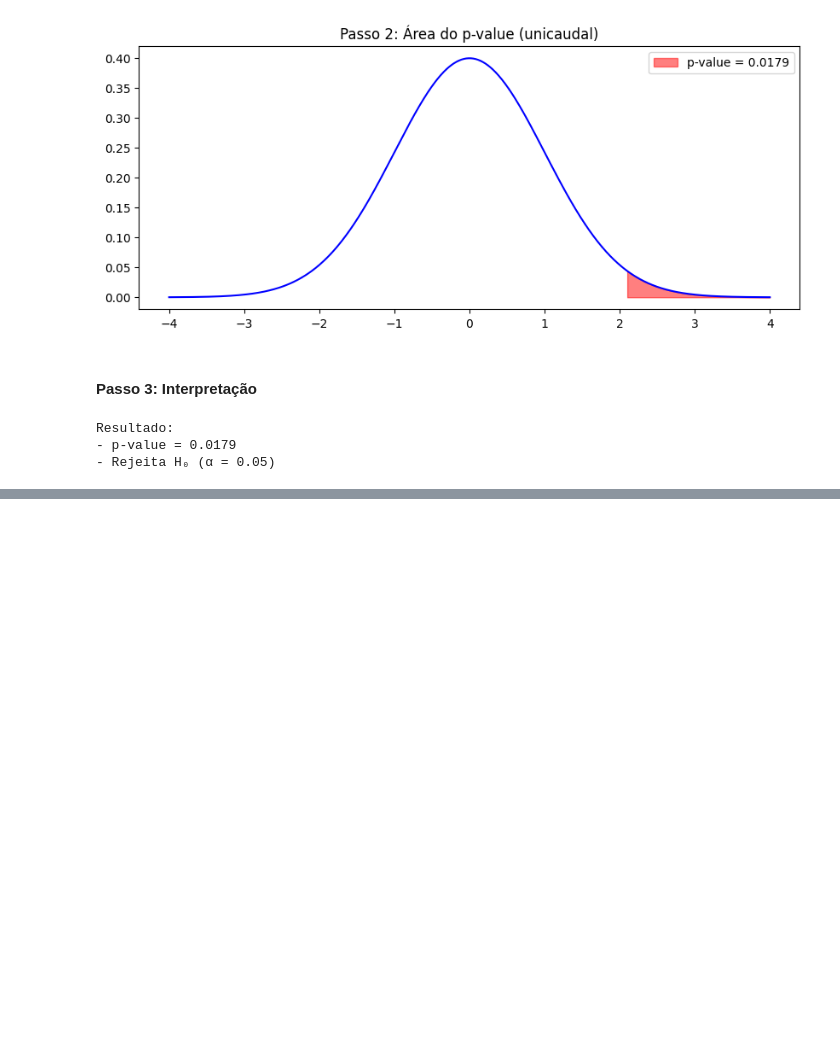
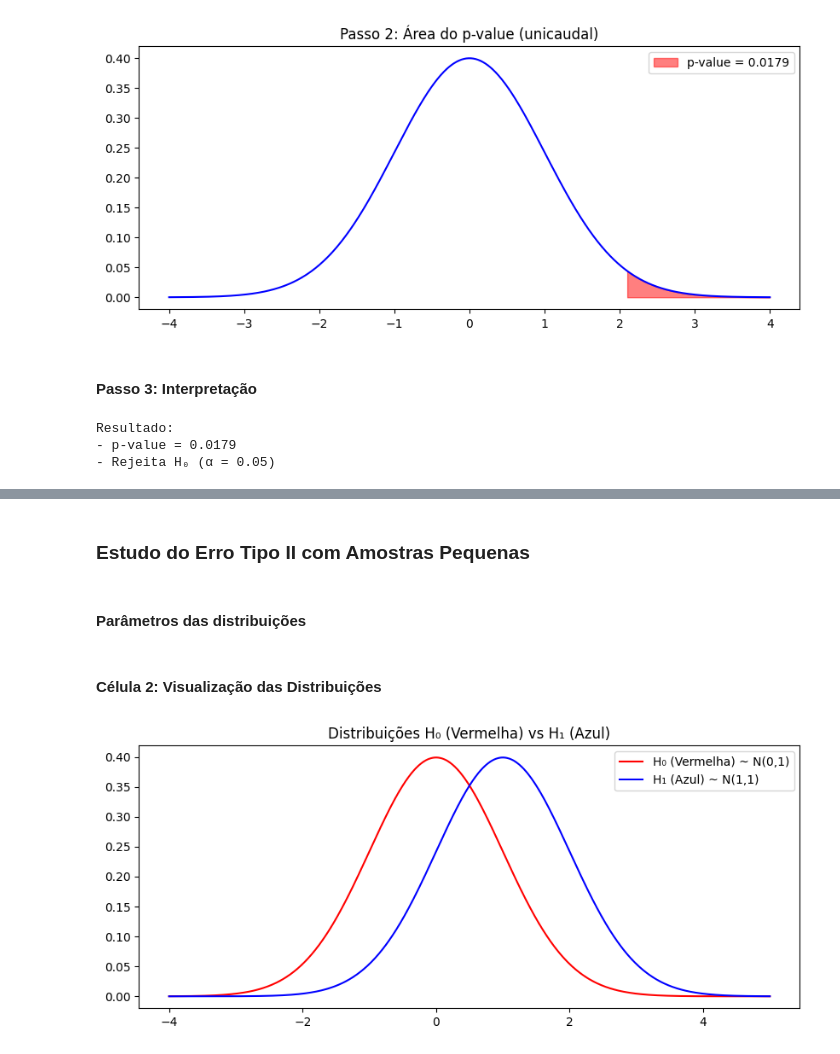
Before and after one commit to MatheuseduPinheiro/sampling-distributions-tlc-pvalue, a Jupyter notebook: index.ipynb, the cells around one changed output, grey strips where cells are left out. Cells and saved outputs as stored; diff of their text form; code cells hidden in the pictures; blank space fills up the shorter version.

Commit message:
feat: Parte D - inicia simulação da taxa de falsos negativos com visualização das distribuições H₀ e H₁

```diff
--- a/index.ipynb
+++ b/index.ipynb
@@ -224,0 +234,26 @@ Resultado:
+# %% [markdown]
+### Estudo do Erro Tipo II com Amostras Pequenas
+# %% [markdown]
+#### Parâmetros das distribuições
+# %%
+mu_H0, mu_H1 = 0, 1  # Médias (H₀: distribuição vermelha, H₁: azul)
+sigma = 1             # Mesmo desvio padrão
+num_sequencias = 100  # Número de sequências simuladas
+tamanho_sequencia = 3 # Tamanho de cada sequência (n=3)
+# %% [markdown]
+#### Célula 2: Visualização das Distribuições
+# %%
+# Célula 2: Visualização das Distribuições
+plt.figure(figsize=(10, 4))
+x = np.linspace(-4, 5, 1000)
+y_H0 = norm.pdf(x, mu_H0, sigma)
+y_H1 = norm.pdf(x, mu_H1, sigma)
+
+
+plt.plot(x, y_H0, 'r-', label='H₀ (Vermelha) ~ N(0,1)')
+plt.plot(x, y_H1, 'b-', label='H₁ (Azul) ~ N(1,1)')
+plt.title('Distribuições H₀ (Vermelha) vs H₁ (Azul)')
+plt.legend()
+plt.show()
+# %% [output]
+[figure, added]
```
Also changed, not shown: parts of 2 cells of this notebook.
